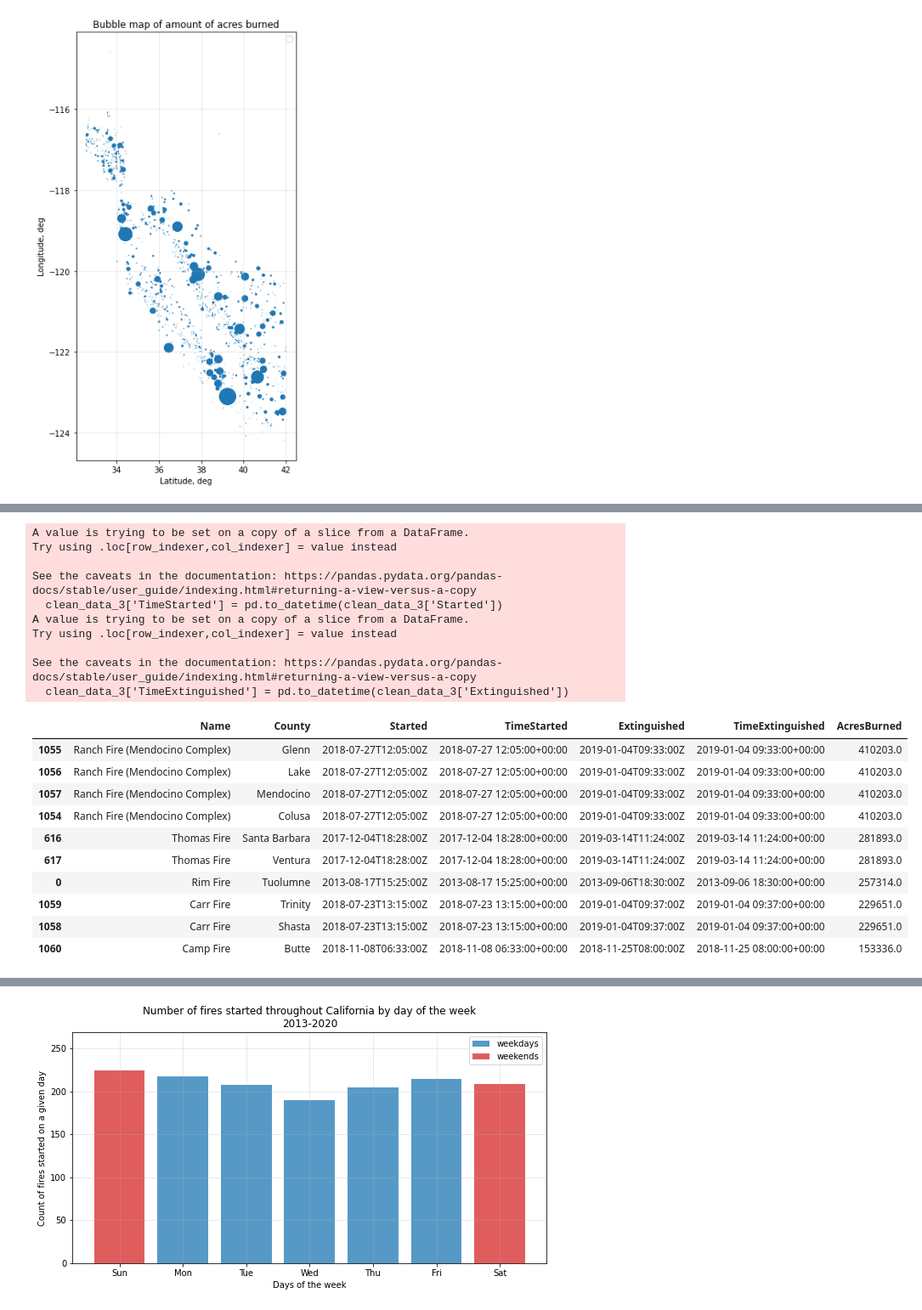
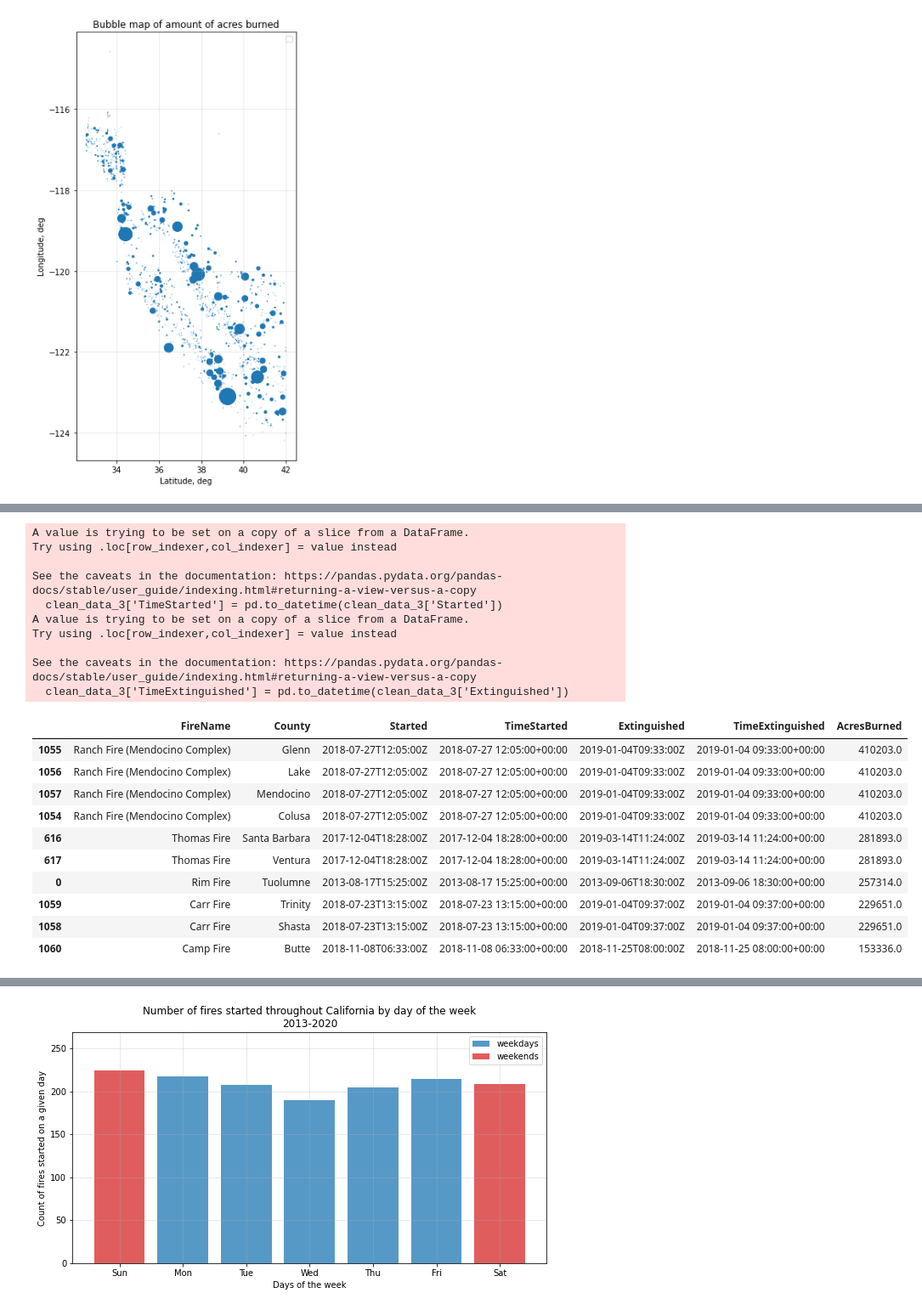
Before and after one commit to i-am-phoenix/project3, a Jupyter notebook: eda_IM.ipynb, the cells around one changed output, grey strips where cells are left out. Shown at 85% size. Cells and saved outputs as stored; diff of their text form; code cells hidden in the pictures.

```diff
--- a/eda_IM.ipynb
+++ b/eda_IM.ipynb
@@ -57,7 +57,7 @@ Index(['AcresBurned', 'Active', 'AdminUnit', 'AirTankers', 'ArchiveYear',
 raw_data = raw_data_0[['AcresBurned', 'AdminUnit', 'ArchiveYear',
        'Counties', 'Extinguished', 'Fatalities', 'Latitude', 'Location',
        'Longitude', 'Name', 'SearchDescription', 'Started',
-       'StructuresDamaged', 'StructuresDestroyed', 'StructuresEvacuated', 'StructuresThreatened']].rename(columns=({'Counties':'County'}))
+       'StructuresDamaged', 'StructuresDestroyed', 'StructuresEvacuated', 'StructuresThreatened']].rename(columns=({'Counties':'County', 'Location':'FireLocation','Name':'FireName'}))
 # %%
 # Review all column stats
 raw_data.describe(include="all")
@@ -174,21 +174,21 @@ clean_data_3.sort_values('AcresBurned', ascending=False)[['Name','County','Start
 # %%
 # for i, row in clean_data_3.iterrows():
 #     row['TimeStarted'][i] = datetime.strptime(row['Started'][i],"%Y-%m-%d %H:%M:%S")
 clean_data_3['TimeStarted'] = pd.to_datetime(clean_data_3['Started'])
 clean_data_3['TimeExtinguished'] = pd.to_datetime(clean_data_3['Extinguished'])
-clean_data_3.sort_values('AcresBurned', ascending=False)[['Name','County','Started','TimeStarted','Extinguished','TimeExtinguished','AcresBurned']].head(10)
+clean_data_3.sort_values('AcresBurned', ascending=False)[['FireName','County','Started','TimeStarted','Extinguished','TimeExtinguished','AcresBurned']].head(10)
 # %% [output]
 A value is trying to be set on a copy of a slice from a DataFrame.
 Try using .loc[row_indexer,col_indexer] = value instead
 
 See the caveats in the documentation: https://pandas.pydata.org/pandas-docs/stable/user_guide/indexing.html#returning-a-view-versus-a-copy
   clean_data_3['TimeStarted'] = pd.to_datetime(clean_data_3['Started'])
 A value is trying to be set on a copy of a slice from a DataFrame.
 Try using .loc[row_indexer,col_indexer] = value instead
 
 See the caveats in the documentation: https://pandas.pydata.org/pandas-docs/stable/user_guide/indexing.html#returning-a-view-versus-a-copy
   clean_data_3['TimeExtinguished'] = pd.to_datetime(clean_data_3['Extinguished'])
-|  | Name | County | Started | TimeStarted | Extinguished | TimeExtinguished | AcresBurned |
+|  | FireName | County | Started | TimeStarted | Extinguished | TimeExtinguished | AcresBurned |
 | 1055 | Ranch Fire (Mendocino Complex) | Glenn | 2018-07-27T12:05:00Z | 2018-07-27 12:05:00+00:00 | 2019-01-04T09:33:00Z | 2019-01-04 09:33:00+00:00 | 410203.0 |
 | 1056 | Ranch Fire (Mendocino Complex) | Lake | 2018-07-27T12:05:00Z | 2018-07-27 12:05:00+00:00 | 2019-01-04T09:33:00Z | 2019-01-04 09:33:00+00:00 | 410203.0 |
 | 1057 | Ranch Fire (Mendocino Complex) | Mendocino | 2018-07-27T12:05:00Z | 2018-07-27 12:05:00+00:00 | 2019-01-04T09:33:00Z | 2019-01-04 09:33:00+00:00 | 410203.0 |
```
Also changed, not shown: parts of 15 cells of this notebook, 6 other files.
